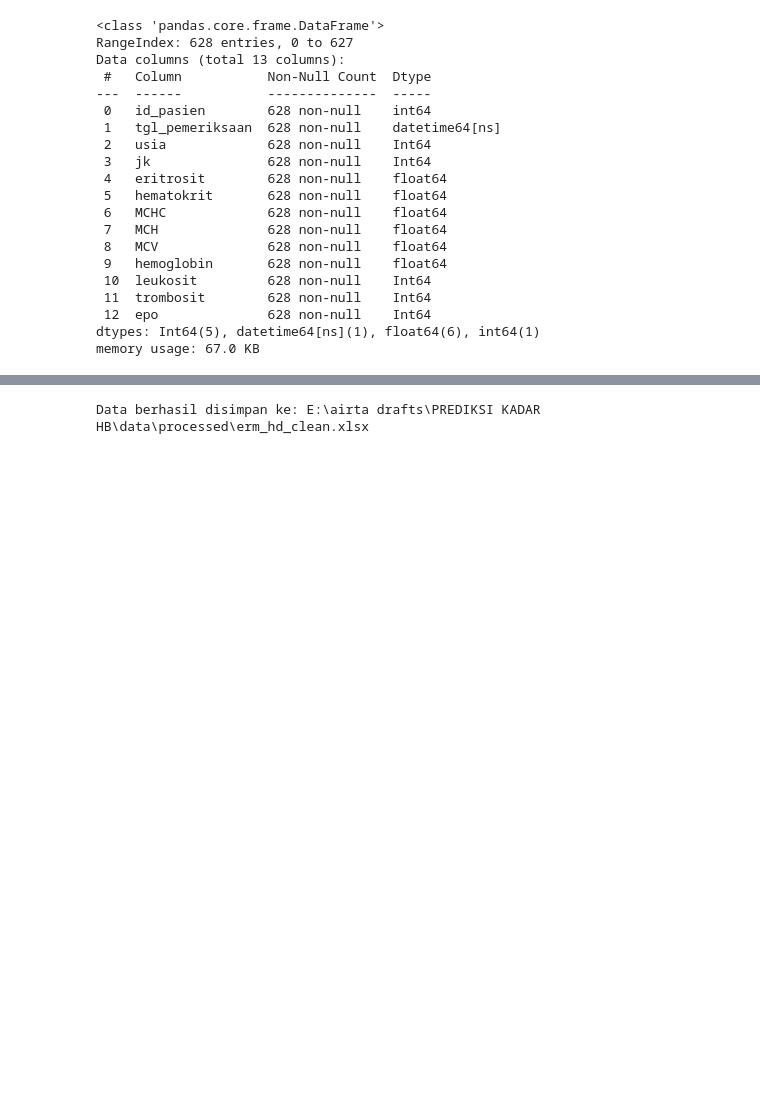
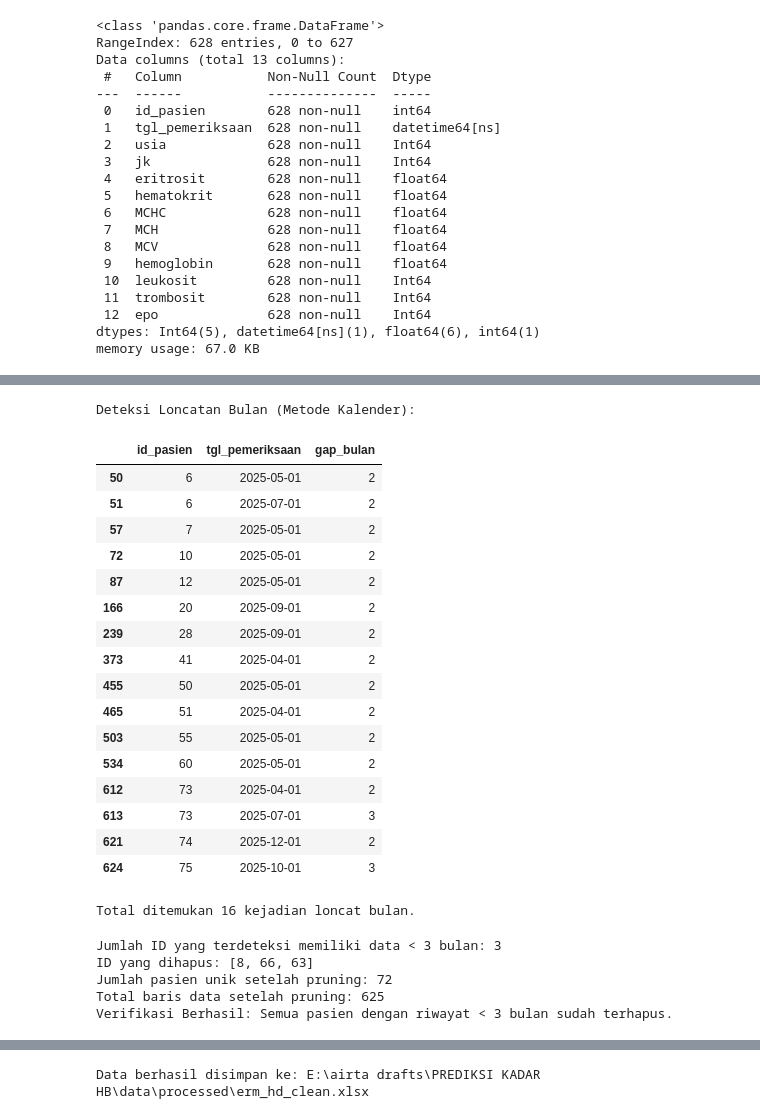
Before and after one commit to airtaprtw/PREDIKSI-KADAR-HB, a Jupyter notebook: notebooks/01_EDA.ipynb, the cells around one changed output, grey strips where cells are left out. Drawn from its saved outputs; the diff is of its cells as text; code cells hidden in the pictures; blank space fills up the shorter version.

```diff
--- a/notebooks/01_EDA.ipynb
+++ b/notebooks/01_EDA.ipynb
@@ -233,0 +228,63 @@ memory usage: 67.0 KB
+# %%
+df_clean = df_clean.sort_values(['id_pasien', 'tgl_pemeriksaan'])
+
+df_clean['periode_bulan'] = df_clean['tgl_pemeriksaan'].dt.to_period('M')
+
+df_clean['gap_bulan'] = df_clean.groupby('id_pasien')['periode_bulan'].diff().apply(lambda x: x.n if pd.notnull(x) else 0)
+
+pasien_loncat = df_clean[df_clean['gap_bulan'] > 1]
+
+print("Deteksi Loncatan Bulan (Metode Kalender):")
+if not pasien_loncat.empty:
+    display(pasien_loncat[['id_pasien', 'tgl_pemeriksaan', 'gap_bulan']])
+    print(f"\nTotal ditemukan {len(pasien_loncat)} kejadian loncat bulan.")
+else:
+    print("Tidak ditemukan data yang loncat bulannya.")
+# %% [output]
+Deteksi Loncatan Bulan (Metode Kalender):
+|  | id_pasien | tgl_pemeriksaan | gap_bulan |
+| 50 | 6 | 2025-05-01 | 2 |
+| 51 | 6 | 2025-07-01 | 2 |
+| 57 | 7 | 2025-05-01 | 2 |
+| 72 | 10 | 2025-05-01 | 2 |
+| 87 | 12 | 2025-05-01 | 2 |
+| 166 | 20 | 2025-09-01 | 2 |
+| 239 | 28 | 2025-09-01 | 2 |
+| 373 | 41 | 2025-04-01 | 2 |
+| 455 | 50 | 2025-05-01 | 2 |
+| 465 | 51 | 2025-04-01 | 2 |
+| 503 | 55 | 2025-05-01 | 2 |
+| 534 | 60 | 2025-05-01 | 2 |
+| 612 | 73 | 2025-04-01 | 2 |
+| 613 | 73 | 2025-07-01 | 3 |
+| 621 | 74 | 2025-12-01 | 2 |
+| 624 | 75 | 2025-10-01 | 3 |
+Total ditemukan 16 kejadian loncat bulan.
+# %%
+# 1. Hitung jumlah baris historis per ID pasien
+counts = df_clean['id_pasien'].value_counts()
+
+# 2. Identifikasi ID yang datanya hanya 1 atau 2 baris (kurang dari 3)
+id_yang_dihapus = counts[counts < 3].index.tolist()
+
+# 3. Proses Penghapusan (Pruning) secara dinamis
+df_clean = df_clean[~df_clean['id_pasien'].isin(id_yang_dihapus)].copy()
+
+# 4. Verifikasi dan Output
+print(f"Jumlah ID yang terdeteksi memiliki data < 3 bulan: {len(id_yang_dihapus)}")
+print(f"ID yang dihapus: {id_yang_dihapus}")
+print(f"Jumlah pasien unik setelah pruning: {df_clean['id_pasien'].nunique()}")
+print(f"Total baris data setelah pruning: {len(df_clean)}")
+
+# 5. Cek Verifikasi Otomatis
+cek_id = df_clean[df_clean['id_pasien'].isin(id_yang_dihapus)]
+if cek_id.empty:
+    print("Verifikasi Berhasil: Semua pasien dengan riwayat < 3 bulan sudah terhapus.")
+else:
+    print(f"Peringatan: Masih ada {len(cek_id)} baris dari ID yang seharusnya dihapus!")
+# %% [output]
+Jumlah ID yang terdeteksi memiliki data < 3 bulan: 3
+ID yang dihapus: [8, 66, 63]
+Jumlah pasien unik setelah pruning: 72
+Total baris data setelah pruning: 625
+Verifikasi Berhasil: Semua pasien dengan riwayat < 3 bulan sudah terhapus.
```
Also changed, not shown: parts of 19 cells of this notebook, 1 other file.
